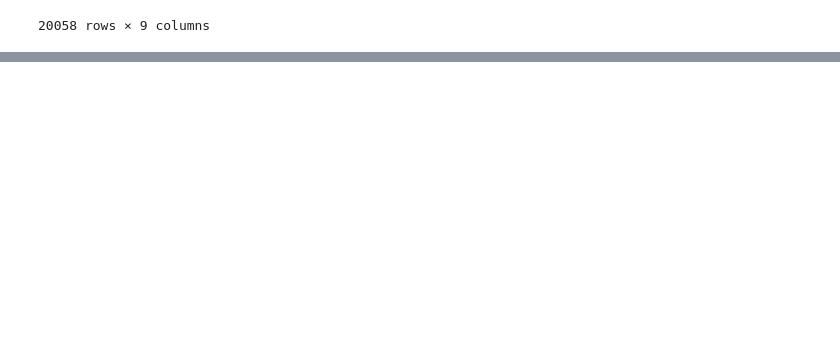
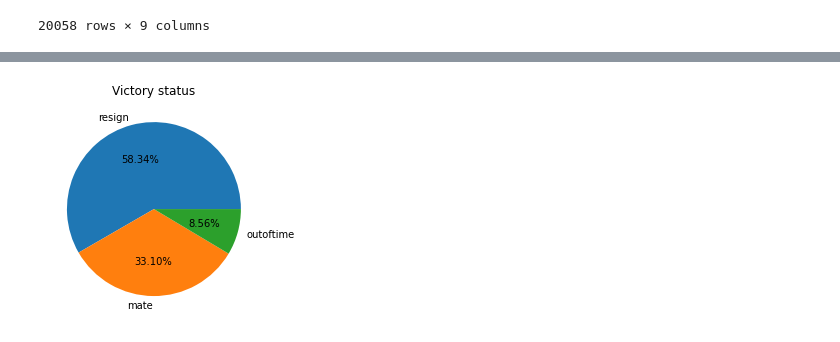
Before and after one commit to pokolowski/projektAPI, a Jupyter notebook: test2.ipynb, the cells around one changed output, grey strips where cells are left out. Cells and saved outputs as stored; diff of their text form; code cells hidden in the pictures; blank space fills up the shorter version.

```diff
--- a/test2.ipynb
+++ b/test2.ipynb
@@ -27,0 +72,4 @@ gry
+# %%
+plotPie('victory_status', 'Victory status')
+# %% [output]
+[figure, added]
```
Also changed, not shown: parts of 5 cells of this notebook.
